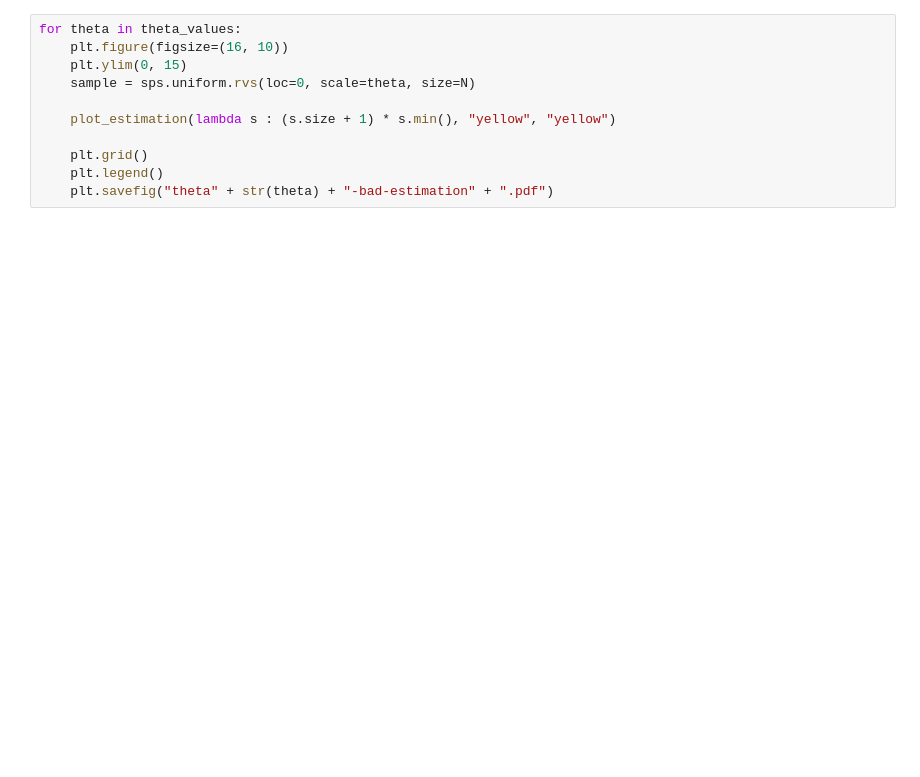
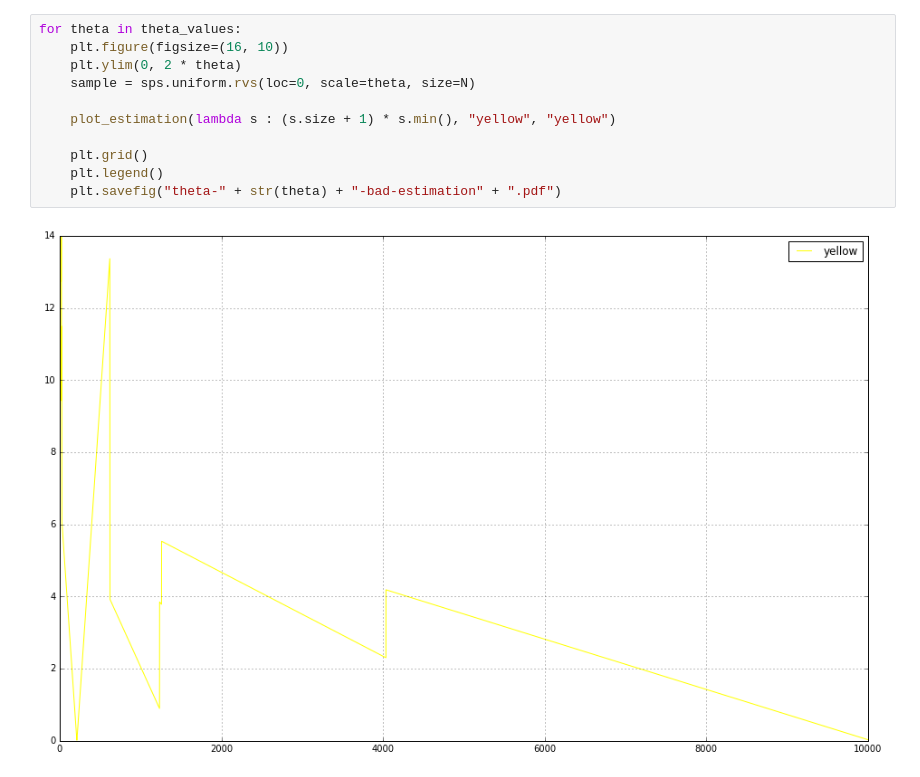
Before and after one commit to SemyonKozloff/mipt-math-stat, a Jupyter notebook: practice-1/pr-1/pr-1.ipynb, the cells around one changed output. Drawn from its saved outputs; the diff is of its cells as text; blank space fills up the shorter version.

```diff
--- a/practice-1/pr-1/pr-1.ipynb
+++ b/practice-1/pr-1/pr-1.ipynb
@@ -32,11 +38,13 @@ for theta in theta_values:
 # %%
 for theta in theta_values:
     plt.figure(figsize=(16, 10))
-    plt.ylim(0, 15)
+    plt.ylim(0, 2 * theta)
     sample = sps.uniform.rvs(loc=0, scale=theta, size=N)
 
     plot_estimation(lambda s : (s.size + 1) * s.min(), "yellow", "yellow")
 
     plt.grid()
     plt.legend()
-    plt.savefig("theta" + str(theta) + "-bad-estimation" + ".pdf")
+    plt.savefig("theta-" + str(theta) + "-bad-estimation" + ".pdf")
+# %% [output]
+[figure, added]
```
Also changed, not shown: parts of 4 cells of this notebook, 15 other files.
